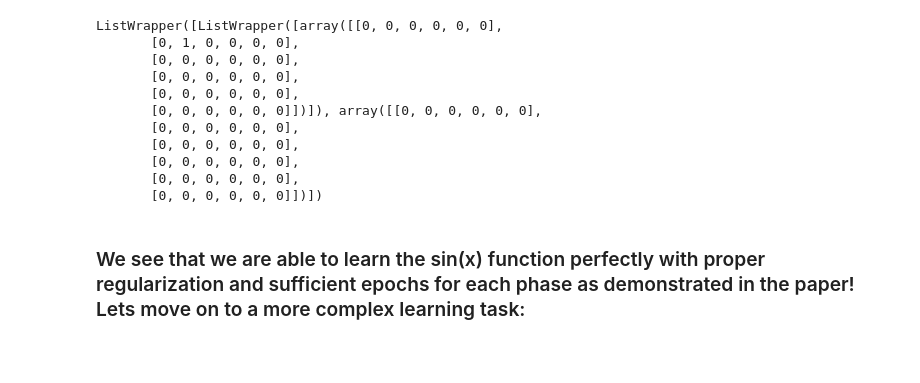
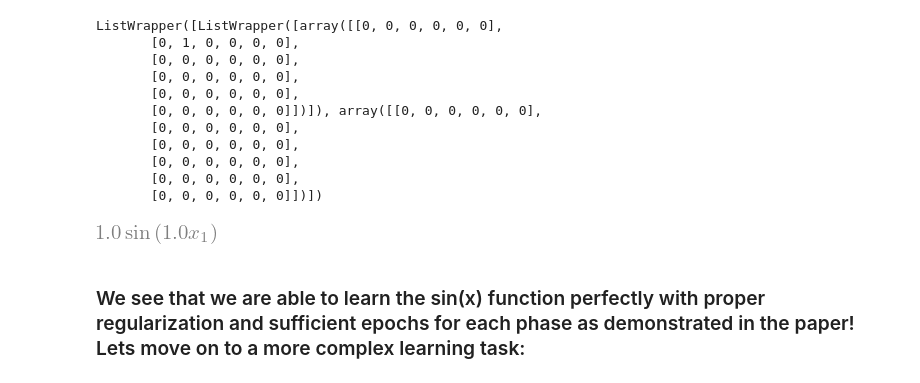
Before and after one commit to KristofPusztai/EQL, a Jupyter notebook: Jupyter Notebooks/EQLtest.ipynb, the cells around one changed output. Cells and saved outputs as stored; diff of their text form; code cells hidden in the pictures; blank space fills up the shorter version.

```diff
--- a/Jupyter Notebooks/EQLtest.ipynb
+++ b/Jupyter Notebooks/EQLtest.ipynb
@@ -128,6 +140,10 @@ ListWrapper([ListWrapper([array([[0, 0, 0, 0, 0, 0],
        [0, 0, 0, 0, 0, 0],
        [0, 0, 0, 0, 0, 0],
        [0, 0, 0, 0, 0, 0]])])
+# %%
+EQLmodel.formula()
+# %% [output]
+[figure, added]
 # %% [markdown]
 ### We see that we are able to learn the sin(x) function perfectly with proper regularization and sufficient epochs for each phase as demonstrated in the paper! Lets move on to a more complex learning task:
 # %% [markdown]
```
Also changed, not shown: parts of 34 cells of this notebook, 6 other files.
